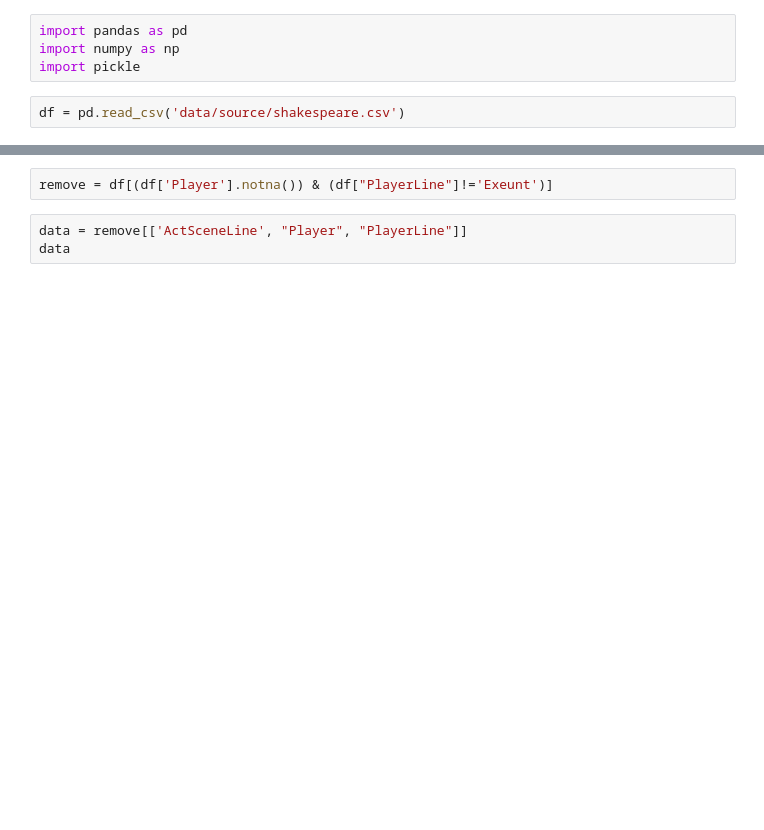
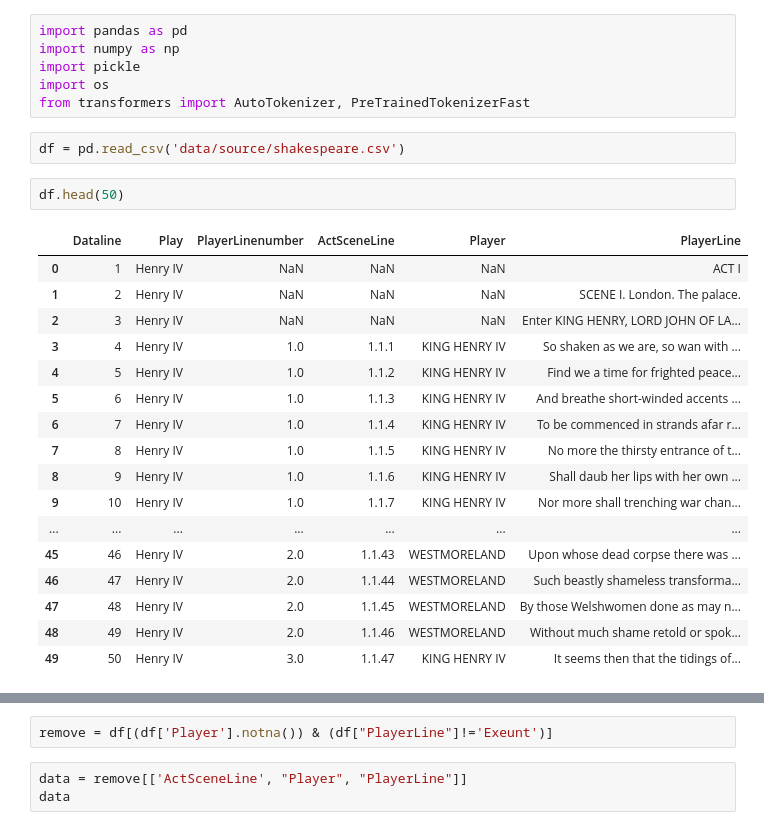
Before and after one commit to xianyingkong/diffusion-text-generation, a Jupyter notebook: data-playground.ipynb, the cells around one changed output, grey strips where cells are left out. Saved outputs shown, nothing was run; the diff lists cells and outputs as text; blank space fills up the shorter version.

Commit message:
update tokenizer

```diff
--- a/data-playground.ipynb
+++ b/data-playground.ipynb
@@ -2,5 +2,27 @@
 import pandas as pd
 import numpy as np
 import pickle
+import os
+from transformers import AutoTokenizer, PreTrainedTokenizerFast
 # %%
 df = pd.read_csv('data/source/shakespeare.csv')
+# %%
+df.head(50)
+# %% [output]
+|  | Dataline | Play | PlayerLinenumber | ActSceneLine | Player | PlayerLine |
+| 0 | 1 | Henry IV | NaN | NaN | NaN | ACT I |
+| 1 | 2 | Henry IV | NaN | NaN | NaN | SCENE I. London. The palace. |
+| 2 | 3 | Henry IV | NaN | NaN | NaN | Enter KING HENRY, LORD JOHN OF LA... |
+| 3 | 4 | Henry IV | 1.0 | 1.1.1 | KING HENRY IV | So shaken as we are, so wan with ... |
+| 4 | 5 | Henry IV | 1.0 | 1.1.2 | KING HENRY IV | Find we a time for frighted peace... |
+| 5 | 6 | Henry IV | 1.0 | 1.1.3 | KING HENRY IV | And breathe short-winded accents ... |
+| 6 | 7 | Henry IV | 1.0 | 1.1.4 | KING HENRY IV | To be commenced in strands afar r... |
+| 7 | 8 | Henry IV | 1.0 | 1.1.5 | KING HENRY IV | No more the thirsty entrance of t... |
+| 8 | 9 | Henry IV | 1.0 | 1.1.6 | KING HENRY IV | Shall daub her lips with her own ... |
+| 9 | 10 | Henry IV | 1.0 | 1.1.7 | KING HENRY IV | Nor more shall trenching war chan... |
+| ... | ... | ... | ... | ... | ... | ... |
+| 45 | 46 | Henry IV | 2.0 | 1.1.43 | WESTMORELAND | Upon whose dead corpse there was ... |
+| 46 | 47 | Henry IV | 2.0 | 1.1.44 | WESTMORELAND | Such beastly shameless transforma... |
+| 47 | 48 | Henry IV | 2.0 | 1.1.45 | WESTMORELAND | By those Welshwomen done as may n... |
+| 48 | 49 | Henry IV | 2.0 | 1.1.46 | WESTMORELAND | Without much shame retold or spok... |
+| 49 | 50 | Henry IV | 3.0 | 1.1.47 | KING HENRY IV | It seems then that the tidings of... |
```
Also changed, not shown: parts of 11 cells of this notebook, 5 other files.
